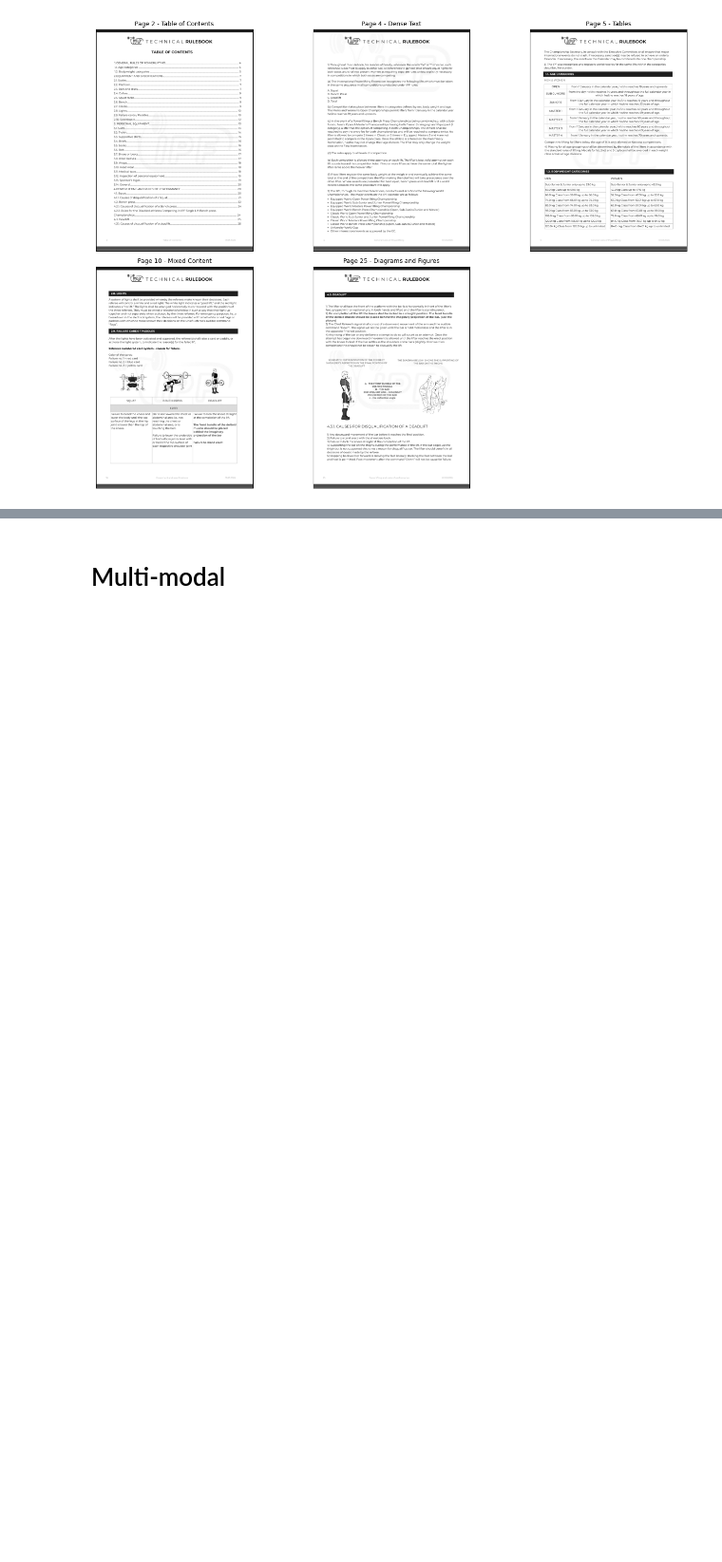
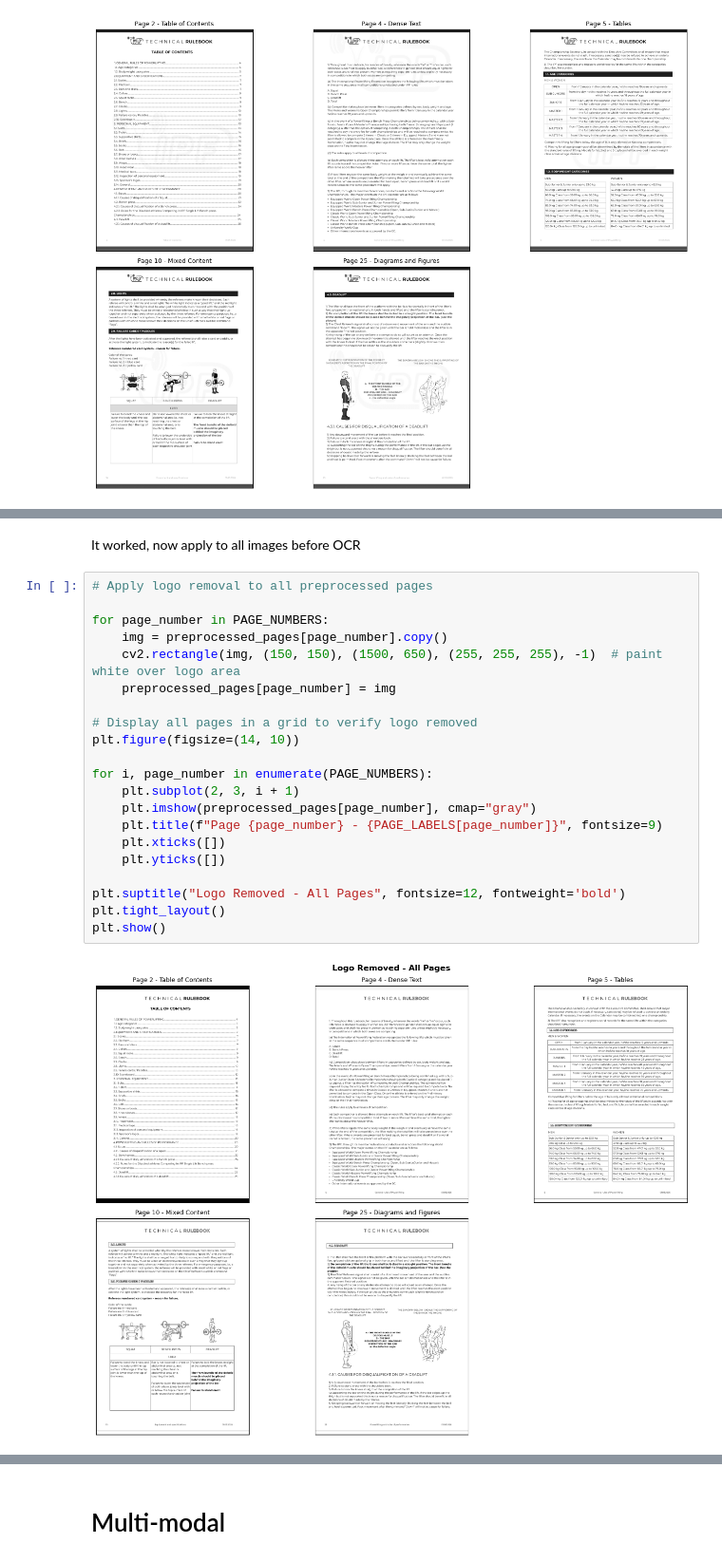
Before and after one commit to ATU-BDAAI/ca2-assignment-thelastmcguire, a Jupyter notebook: McGuire_Steven_CA2.ipynb, the cells around one changed output, grey strips where cells are left out. Shown at 95% size. Cells and saved outputs as stored; diff of their text form; blank space fills up the shorter version.

```diff
--- a/McGuire_Steven_CA2.ipynb
+++ b/McGuire_Steven_CA2.ipynb
@@ -469,0 +330,25 @@ Qe]. SCALSS.eccecessessssssessecsessesssssnecsscsecscsusssssucsuscuccsscsscsucsu
+# %% [markdown]
+It worked, now apply to all images before OCR
+# %%
+# Apply logo removal to all preprocessed pages
+
+for page_number in PAGE_NUMBERS:
+    img = preprocessed_pages[page_number].copy()
+    cv2.rectangle(img, (150, 150), (1500, 650), (255, 255, 255), -1)  # paint white over logo area
+    preprocessed_pages[page_number] = img
+
+# Display all pages in a grid to verify logo removed
+plt.figure(figsize=(14, 10))
+
+for i, page_number in enumerate(PAGE_NUMBERS):
+    plt.subplot(2, 3, i + 1)
+    plt.imshow(preprocessed_pages[page_number], cmap="gray")
+    plt.title(f"Page {page_number} - {PAGE_LABELS[page_number]}", fontsize=9)
+    plt.xticks([])
+    plt.yticks([])
+
+plt.suptitle("Logo Removed - All Pages", fontsize=12, fontweight='bold')
+plt.tight_layout()
+plt.show()
+# %% [output]
+[figure, added]
```
Also changed, not shown: parts of 76 cells of this notebook.
